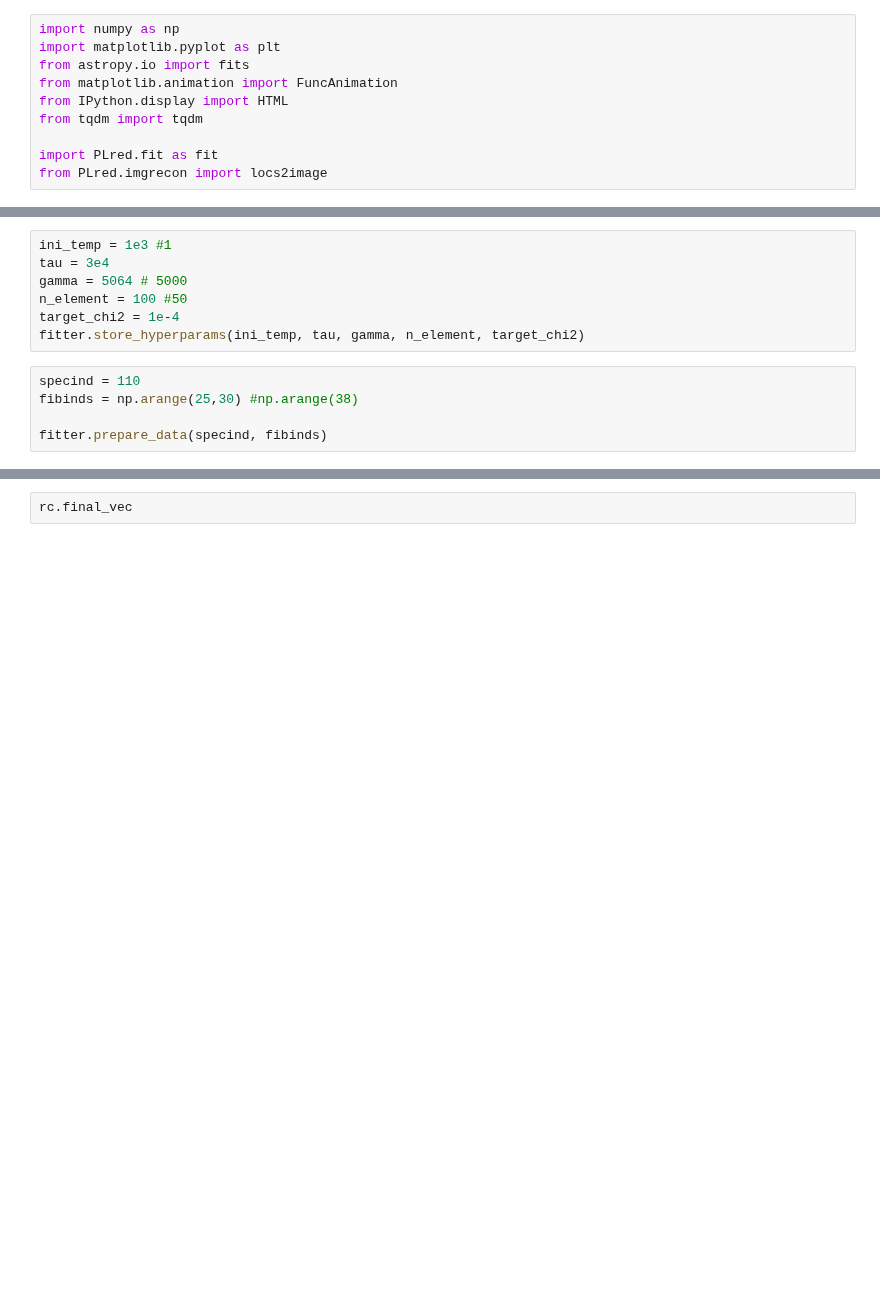
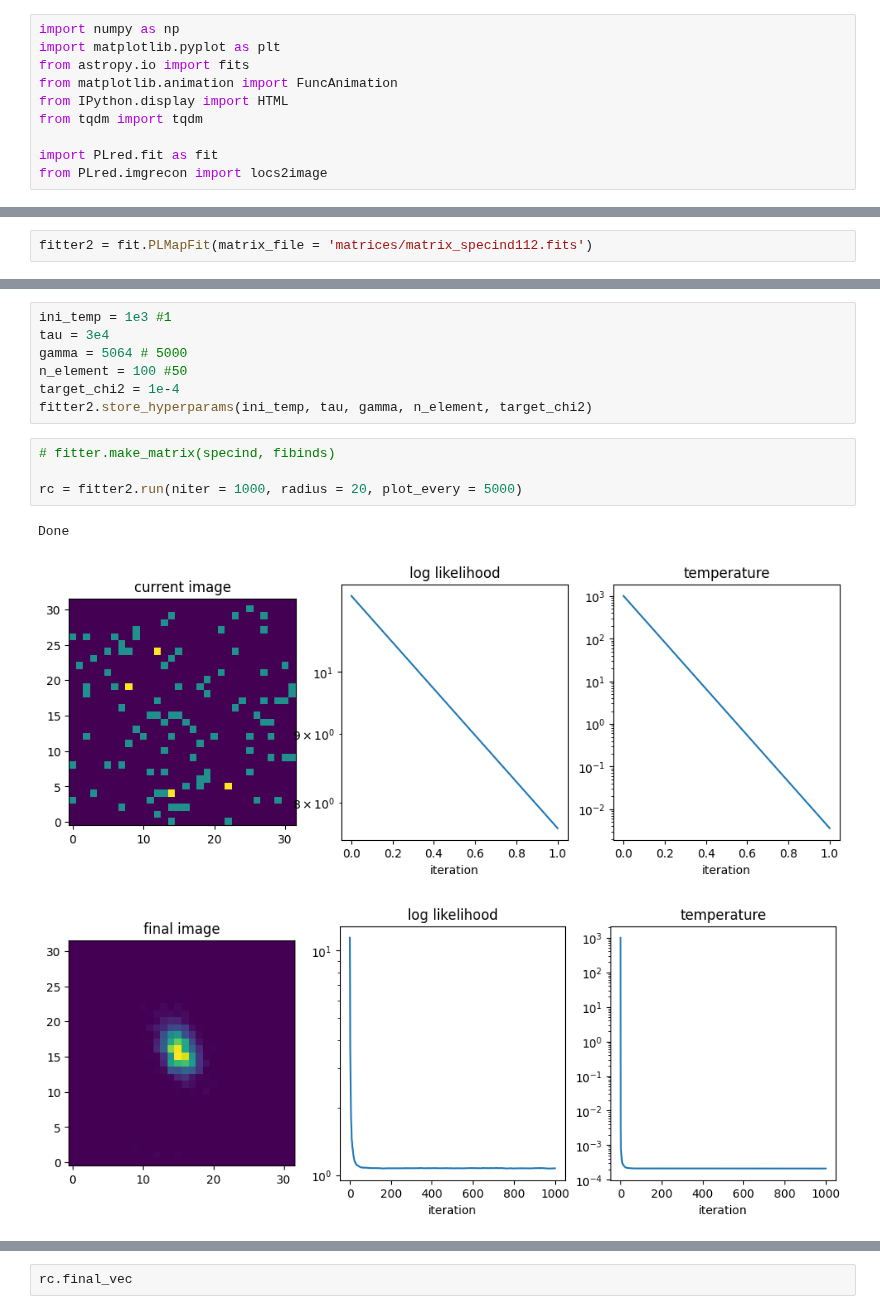
Before and after one commit to YooJung-Kim/PLred, a Jupyter notebook: PLred/examples/example_image_reconstruction/example_image_reconstruction.ipynb, the cells around one changed output, grey strips where cells are left out. Cells and saved outputs as stored; diff of their text form; blank space fills up the shorter version.

Commit message:
implemented saving/loading matrices for faster image reconstruction

```diff
--- a/PLred/examples/example_image_reconstruction/example_image_reconstruction.ipynb
+++ b/PLred/examples/example_image_reconstruction/example_image_reconstruction.ipynb
@@ -20,0 +44,2 @@ No data loaded. load either mapdata or model
+# %%
+fitter2 = fit.PLMapFit(matrix_file = 'matrices/matrix_specind112.fits')
@@ -24,9 +64,12 @@ tau = 3e4
 gamma = 5064 # 5000
 n_element = 100 #50
 target_chi2 = 1e-4
-fitter.store_hyperparams(ini_temp, tau, gamma, n_element, target_chi2)
+fitter2.store_hyperparams(ini_temp, tau, gamma, n_element, target_chi2)
-# %%
-specind = 110
-fibinds = np.arange(25,30) #np.arange(38)
-
-fitter.prepare_data(specind, fibinds)
+# %%
+# fitter.make_matrix(specind, fibinds)
+
+rc = fitter2.run(niter = 1000, radius = 20, plot_every = 5000)
+# %% [output]
+Done
+[figure, added]
+[figure, added]
```
Also changed, not shown: parts of 30 cells of this notebook, 6 other files.
